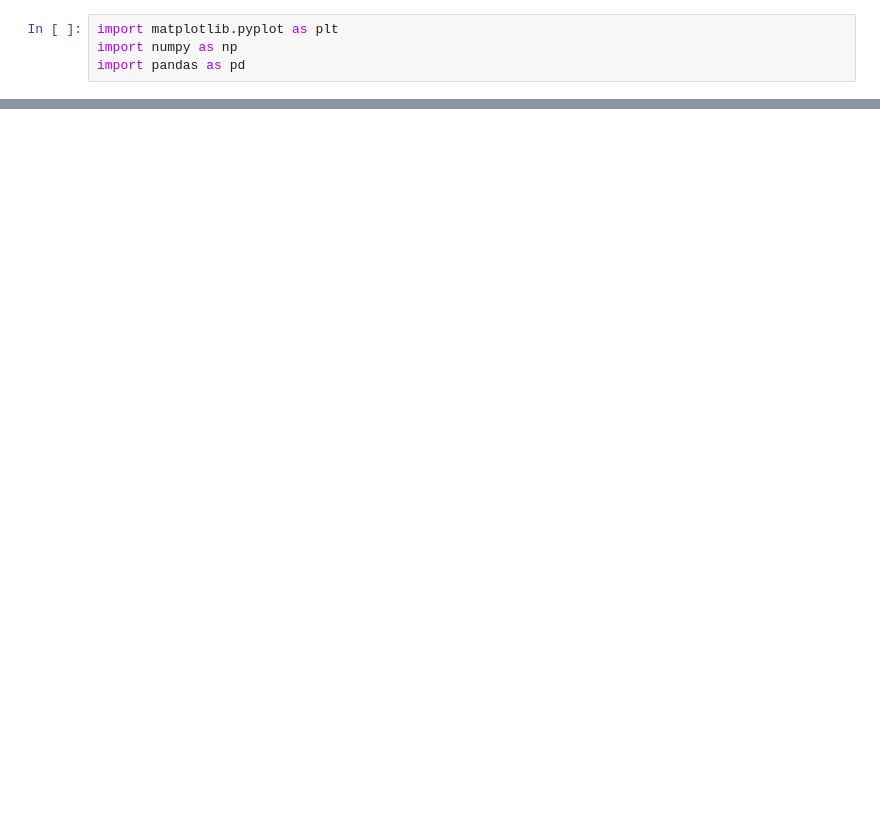
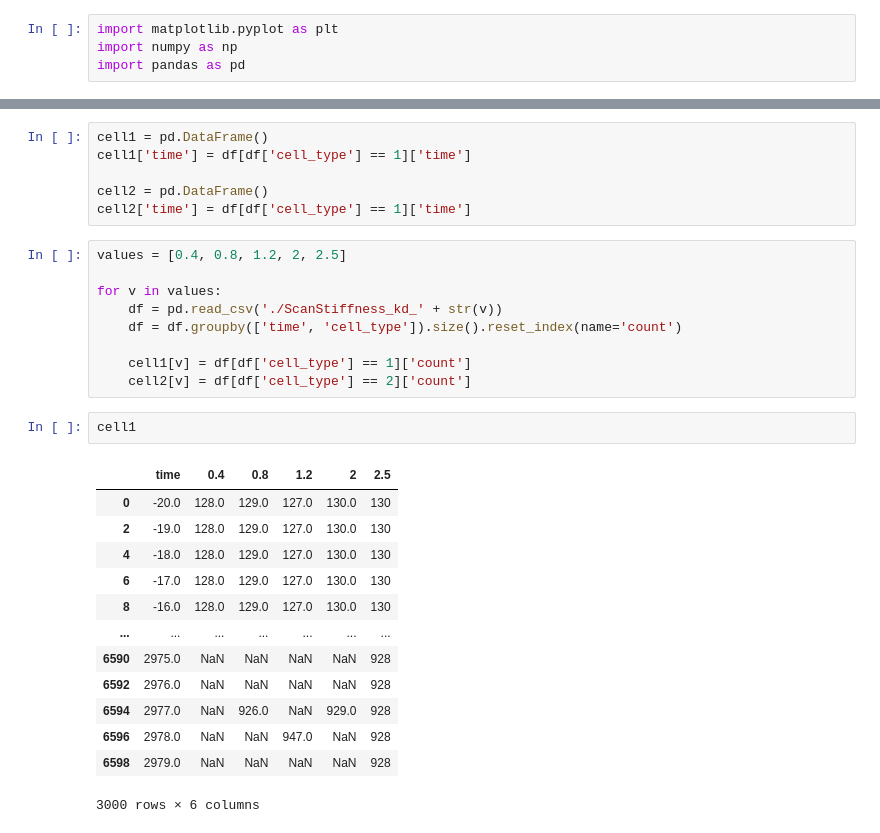
Before and after one commit to paololapo/CellCompetition-HybridCPM, a Jupyter notebook: TripleCompetition/Files/SimpleAnalysis.ipynb, the cells around one changed output, grey strips where cells are left out. Drawn from its saved outputs; the diff is of its cells as text; blank space fills up the shorter version.

Commit message:
Scan stiffness + minor corrections

```diff
--- a/TripleCompetition/Files/SimpleAnalysis.ipynb
+++ b/TripleCompetition/Files/SimpleAnalysis.ipynb
@@ -24,0 +26,31 @@ ax.legend(title="Cell type")
+# %%
+cell1 = pd.DataFrame()
+cell1['time'] = df[df['cell_type'] == 1]['time']
+
+cell2 = pd.DataFrame()
+cell2['time'] = df[df['cell_type'] == 1]['time']
+# %%
+values = [0.4, 0.8, 1.2, 2, 2.5]
+
+for v in values:
+    df = pd.read_csv('./ScanStiffness_kd_' + str(v))
+    df = df.groupby(['time', 'cell_type']).size().reset_index(name='count')
+
+    cell1[v] = df[df['cell_type'] == 1]['count']
+    cell2[v] = df[df['cell_type'] == 2]['count']
+# %%
+cell1
+# %% [output]
+|  | time | 0.4 | 0.8 | 1.2 | 2 | 2.5 |
+| 0 | -20.0 | 128.0 | 129.0 | 127.0 | 130.0 | 130 |
+| 2 | -19.0 | 128.0 | 129.0 | 127.0 | 130.0 | 130 |
+| 4 | -18.0 | 128.0 | 129.0 | 127.0 | 130.0 | 130 |
+| 6 | -17.0 | 128.0 | 129.0 | 127.0 | 130.0 | 130 |
+| 8 | -16.0 | 128.0 | 129.0 | 127.0 | 130.0 | 130 |
+| ... | ... | ... | ... | ... | ... | ... |
+| 6590 | 2975.0 | NaN | NaN | NaN | NaN | 928 |
+| 6592 | 2976.0 | NaN | NaN | NaN | NaN | 928 |
+| 6594 | 2977.0 | NaN | 926.0 | NaN | 929.0 | 928 |
+| 6596 | 2978.0 | NaN | NaN | 947.0 | NaN | 928 |
+| 6598 | 2979.0 | NaN | NaN | NaN | NaN | 928 |
+3000 rows × 6 columns
```
Also changed, not shown: parts of 7 cells of this notebook, 7 other files.
